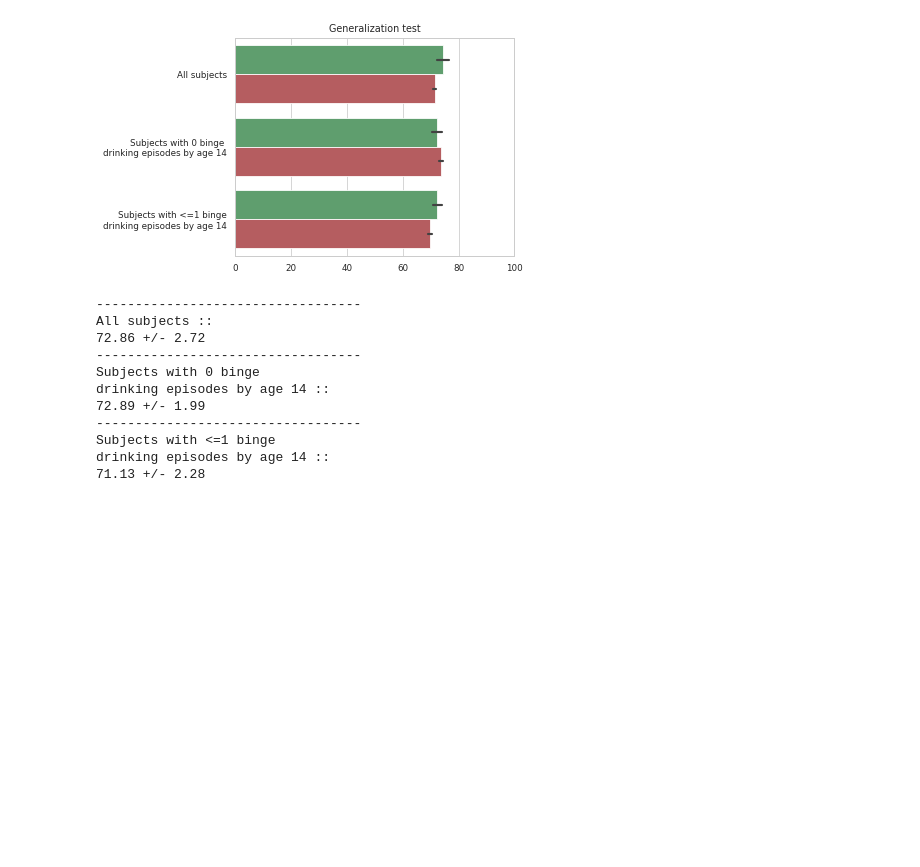
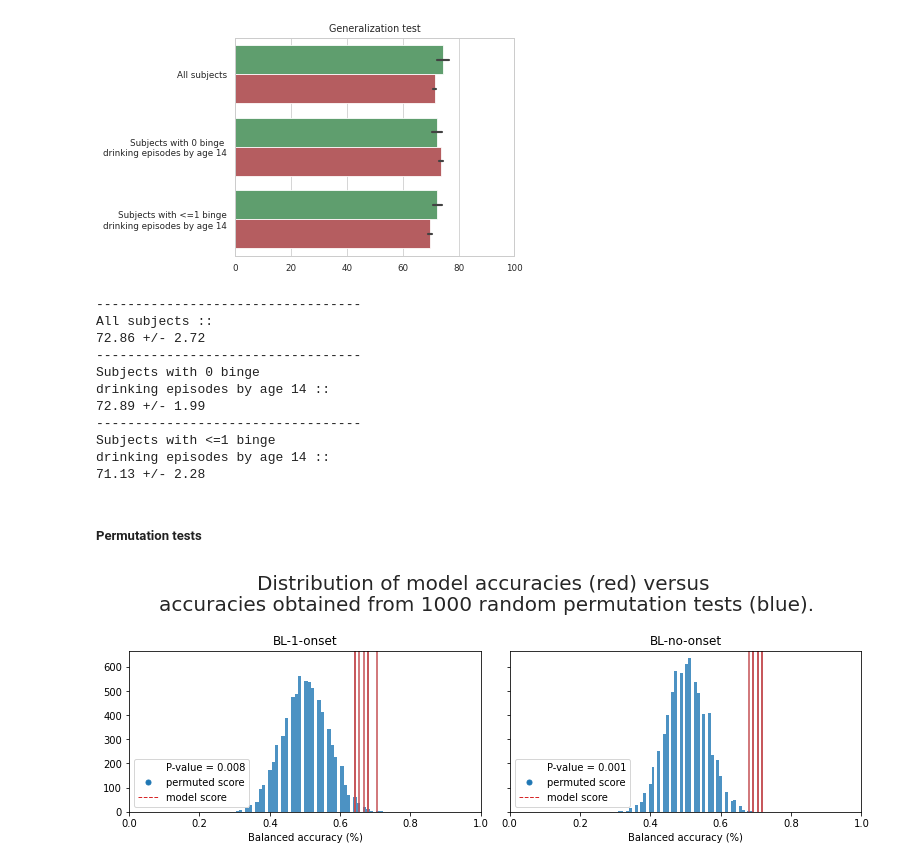
Before and after one commit to RoshanRane/ML_for_IMAGEN, a Jupyter notebook: generate_figures.ipynb, the cells around one changed output. Saved outputs shown, nothing was run; the diff lists cells and outputs as text; code cells hidden in the pictures; blank space fills up the shorter version.

Commit message:
Permutation test of BL-no-onset

```diff
--- a/generate_figures.ipynb
+++ b/generate_figures.ipynb
@@ -1228,3 +1228,29 @@ drinking episodes by age 14 ::
 Subjects with <=1 binge
 drinking episodes by age 14 ::
 71.13 +/- 2.28
+# %% [markdown]
+##### Permutation tests
+# %%
+df = pd.read_csv("MLpipelines/results/holdout-alltp-clean-causal-onset_run.csv")
+
+x='holdout_score'
+no_confs=True
+sorty_by=x
+join=False
+
+# select only the requested model
+df = df[df['model'].isin(['SVM-rbf'])]
+tp_map = {"causal-onset0-n477":"BL-no-onset", "causal-onset1-n565":"BL-1-onset"}
+# hack: set model name as
+df["model"] = df["h5_unique_prepend"].map(tp_map)
+
+# calculate p_values if permutation tests were run
+if f"permuted_{x}" in df.columns:
+    df = calc_p_values(df, x, viz=True)
+
+plt.suptitle(
+    "Distribution of model accuracies (red) versus \naccuracies obtained from 1000 random permutation tests (blue).",
+fontsize=20)
+plt.tight_layout()
+# %% [output]
+[figure, added]
```
Also changed, not shown: 1 other file.
